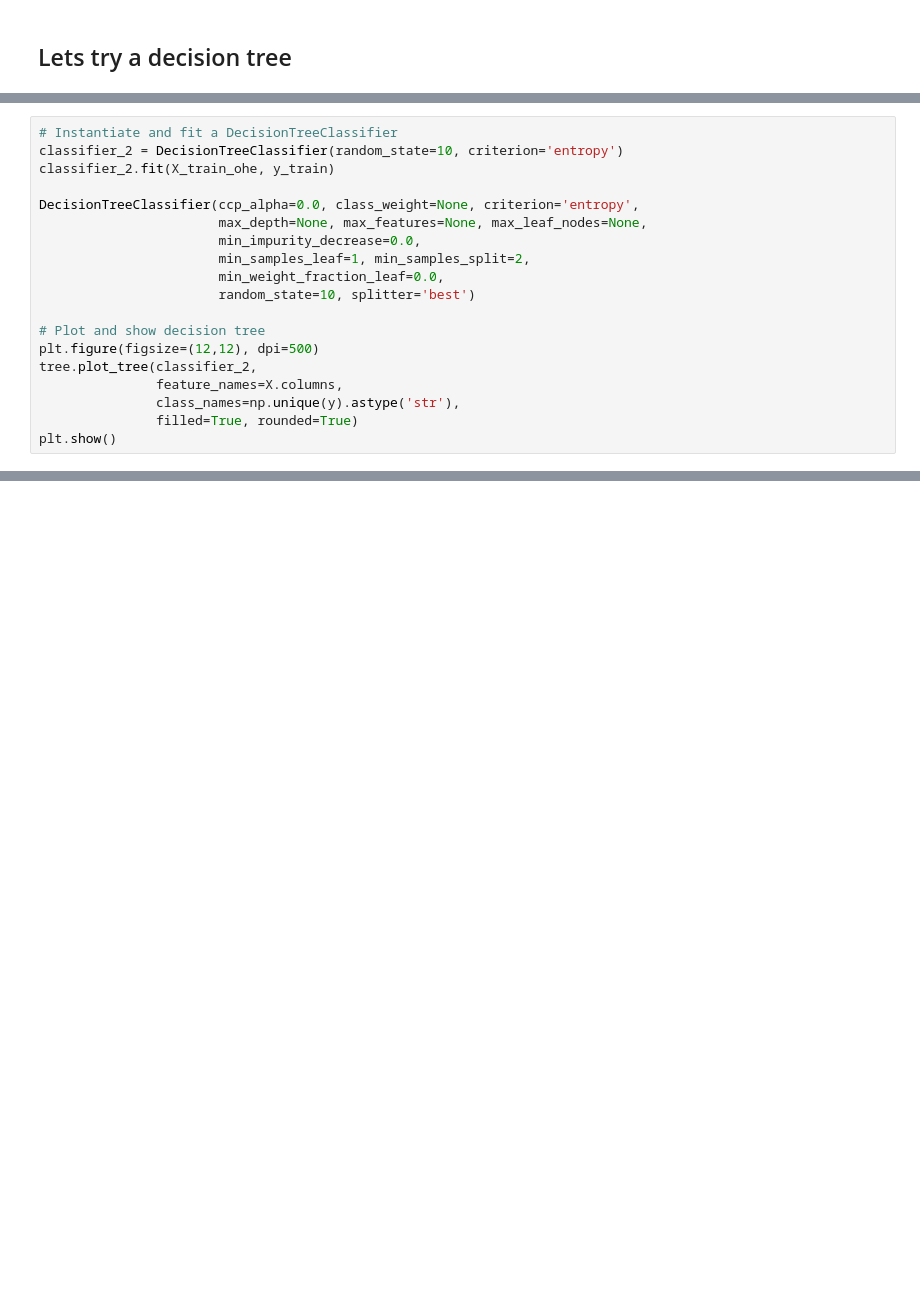
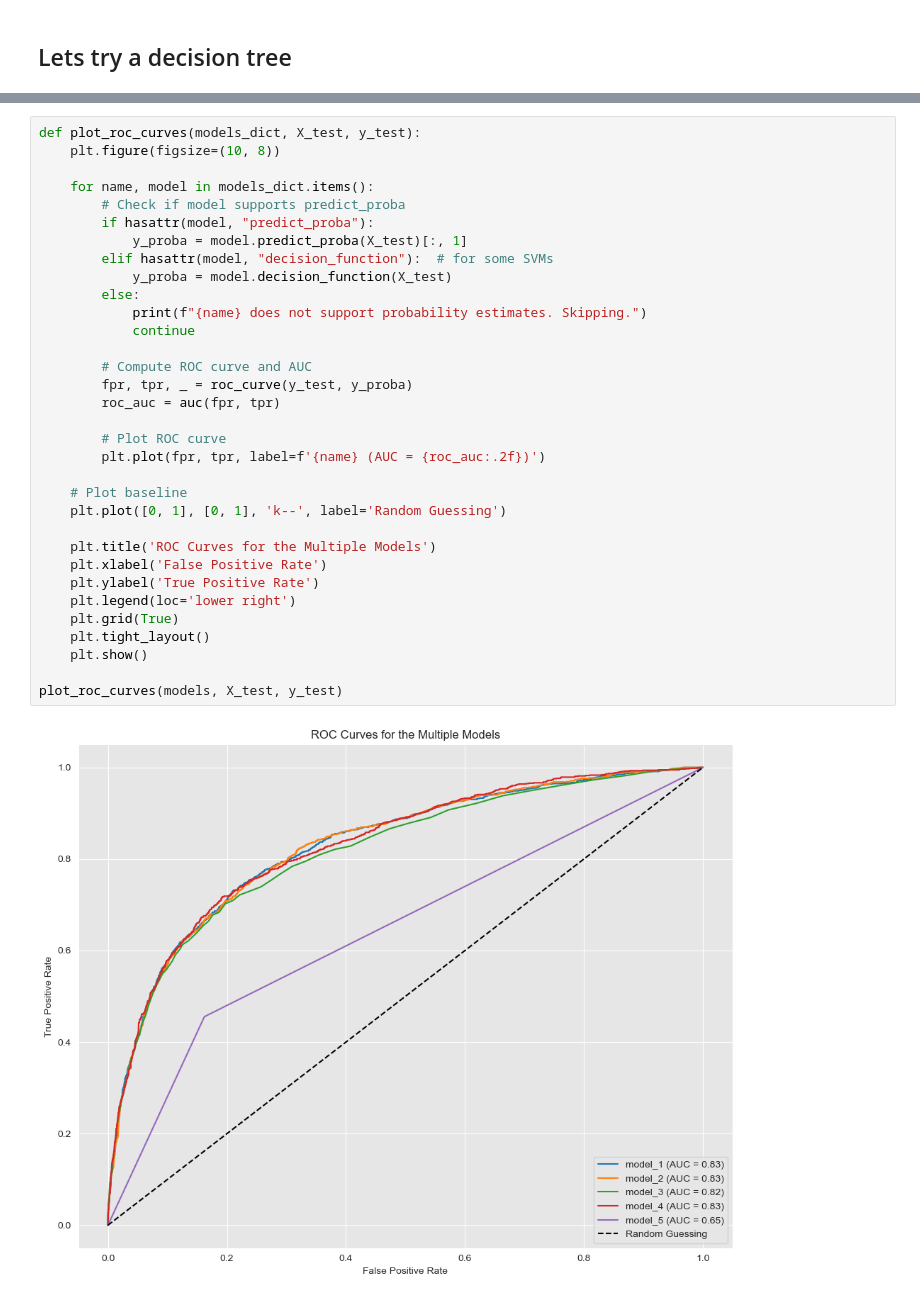
Before and after one commit to jnnjogu/H1N1-influenza, a Jupyter notebook: project.ipynb, the cells around one changed output, grey strips where cells are left out. Saved outputs shown, nothing was run; the diff lists cells and outputs as text; blank space fills up the shorter version.

```diff
--- a/project.ipynb
+++ b/project.ipynb
@@ -761,19 +686,0 @@ Actual 1          677          458
-# %%
-# Instantiate and fit a DecisionTreeClassifier
-classifier_2 = DecisionTreeClassifier(random_state=10, criterion='entropy')
-classifier_2.fit(X_train_ohe, y_train)
-
-DecisionTreeClassifier(ccp_alpha=0.0, class_weight=None, criterion='entropy',
-                       max_depth=None, max_features=None, max_leaf_nodes=None,
-                       min_impurity_decrease=0.0,
-                       min_samples_leaf=1, min_samples_split=2,
-                       min_weight_fraction_leaf=0.0,
-                       random_state=10, splitter='best')
-
-# Plot and show decision tree
-plt.figure(figsize=(12,12), dpi=500)
-tree.plot_tree(classifier_2,
-               feature_names=X.columns,
-               class_names=np.unique(y).astype('str'),
-               filled=True, rounded=True)
-plt.show()
@@ -824,0 +902,35 @@ ValueError: could not convert string to float: '18 - 34 Years'
+# %%
+def plot_roc_curves(models_dict, X_test, y_test):
+    plt.figure(figsize=(10, 8))
+
+    for name, model in models_dict.items():
+        # Check if model supports predict_proba
+        if hasattr(model, "predict_proba"):
+            y_proba = model.predict_proba(X_test)[:, 1]
+        elif hasattr(model, "decision_function"):  # for some SVMs
+            y_proba = model.decision_function(X_test)
+        else:
+            print(f"{name} does not support probability estimates. Skipping.")
+            continue
+
+        # Compute ROC curve and AUC
+        fpr, tpr, _ = roc_curve(y_test, y_proba)
+        roc_auc = auc(fpr, tpr)
+
+        # Plot ROC curve
+        plt.plot(fpr, tpr, label=f'{name} (AUC = {roc_auc:.2f})')
+
+    # Plot baseline
+    plt.plot([0, 1], [0, 1], 'k--', label='Random Guessing')
+
+    plt.title('ROC Curves for the Multiple Models')
+    plt.xlabel('False Positive Rate')
+    plt.ylabel('True Positive Rate')
+    plt.legend(loc='lower right')
+    plt.grid(True)
+    plt.tight_layout()
+    plt.show()
+
+plot_roc_curves(models, X_test, y_test)
+# %% [output]
+[figure, added]
```
Also changed, not shown: parts of 53 cells of this notebook.
